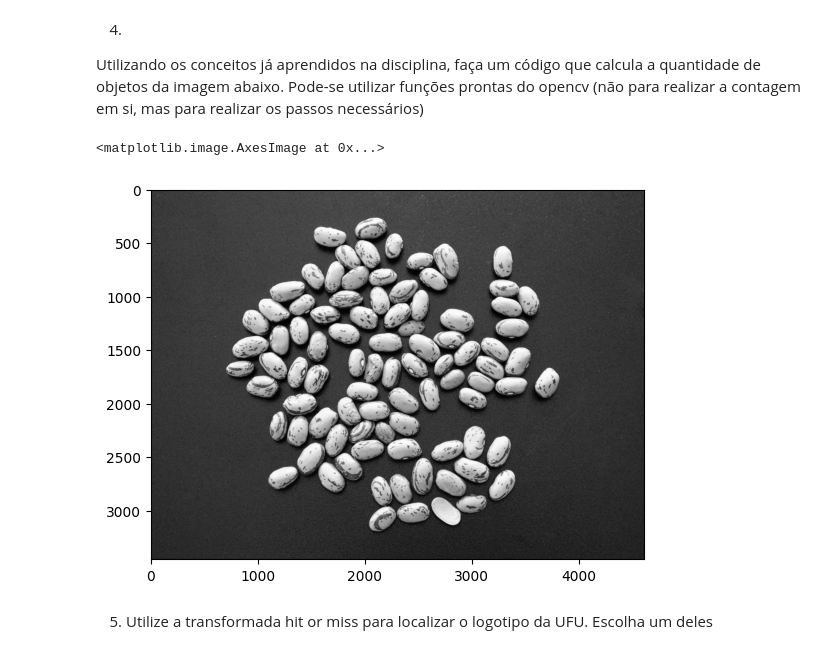
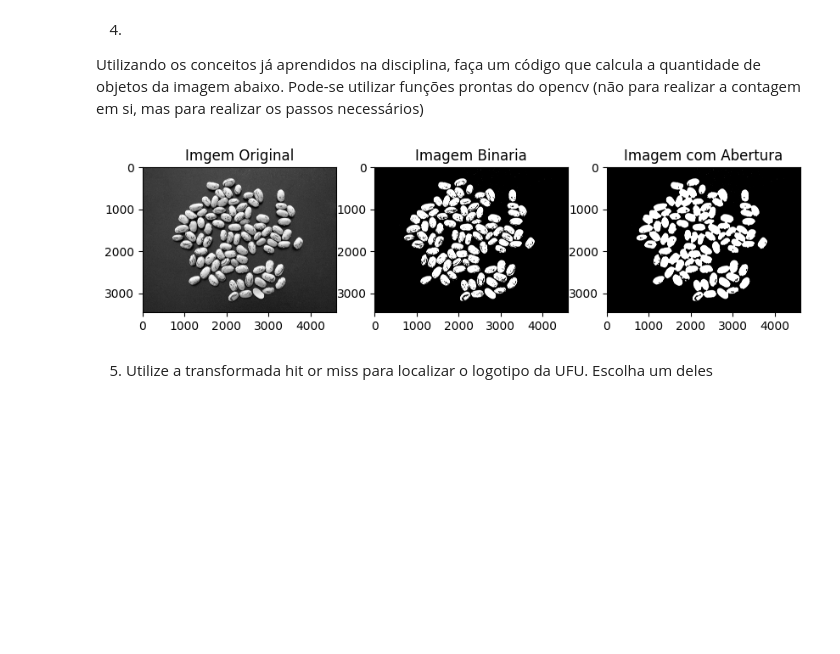
Before and after one commit to HelvesPallin/ppgco-ufu, a Jupyter notebook: ProcessamentoDigitalImagens/Lab07/Lab07.ipynb, the cells around one changed output. Drawn from its saved outputs; the diff is of its cells as text; code cells hidden in the pictures; blank space fills up the shorter version.

```diff
--- a/ProcessamentoDigitalImagens/Lab07/Lab07.ipynb
+++ b/ProcessamentoDigitalImagens/Lab07/Lab07.ipynb
@@ -111,13 +112,43 @@ axarr3.title.set_text("Imagem com Abertura")
 # %% [markdown]
 4.
 Utilizando os conceitos já aprendidos na disciplina, faça um código que calcula a quantidade de objetos da imagem abaixo. Pode-se utilizar funções prontas do opencv (não para realizar a contagem em si, mas para realizar os passos necessários)
-# %%
-img4 = cv2.imread("img/feijao.jpg", cv2.IMREAD_GRAYSCALE)
-
-plt.imshow(img4, cmap='gray', vmin=0, vmax=255)
-# %% [output]
-<matplotlib.image.AxesImage at 0x...>
-[figure, removed]
+# %%
+img4 = cv2.imread("img/feijao.jpg", cv2.IMREAD_GRAYSCALE)
+
+def otsu(img):
+        imgHist = np.histogram(img, bins=256, range=(0,255))[0]
+        imgPint = imgHist*np.arange(256)
+        imgHistParc = imgHist[:255]
+        imgHistNorm = imgHist/np.sum(imgHist)
+        variancia = np.zeros(256)
+        for i in range(256):
+                probFundo = np.sum(imgHistNorm[:i])
+                probObj = 1-probFundo
+                m1 = np.sum(imgPint[:i])/probFundo if probFundo>0 else 0
+                m2 = np.sum(imgPint[i:])/probObj if probObj>0 else 0
+                variancia[i] = probFundo*probObj*((m1-m2)**2)
+        return imgHistParc, variancia
+
+img4HistParc, img4Variancia = otsu(img4)
+_, img4Binary = cv2.threshold(img4, np.argmax(img4Variancia), 255, cv2.THRESH_BINARY)
+
+elementoEstruturanteRaio = 11
+
+elementoEstruturante = elementoEstruturanteRedondo(elementoEstruturanteRaio)
+elementoEstruturanteCheck = elementoEstruturante*255
+
+imagem_dilatada = dilatacao(img4Binary, elementoEstruturante)
+imagem_aberta = erosao(imagem_dilatada, elementoEstruturante, elementoEstruturanteCheck)
+
+f, (axarr1, axarr2, axarr3)  = plt.subplots(1,3, figsize = (10,10))
+axarr1.imshow(img4, cmap='gray', vmin=0, vmax=255)
+axarr1.title.set_text("Imgem Original")
+axarr2.imshow(img4Binary, cmap='gray', vmin=0, vmax=255)
+axarr2.title.set_text("Imagem Binaria")
+axarr3.imshow(imagem_aberta, cmap='gray', vmin=0, vmax=255)
+axarr3.title.set_text("Imagem com Abertura")
+# %% [output]
+[figure, added]
 # %% [markdown]
 5. Utilize a transformada hit or miss para localizar o logotipo da UFU. Escolha um deles
 # %%
```
Also changed, not shown: parts of 1 cell of this notebook.
